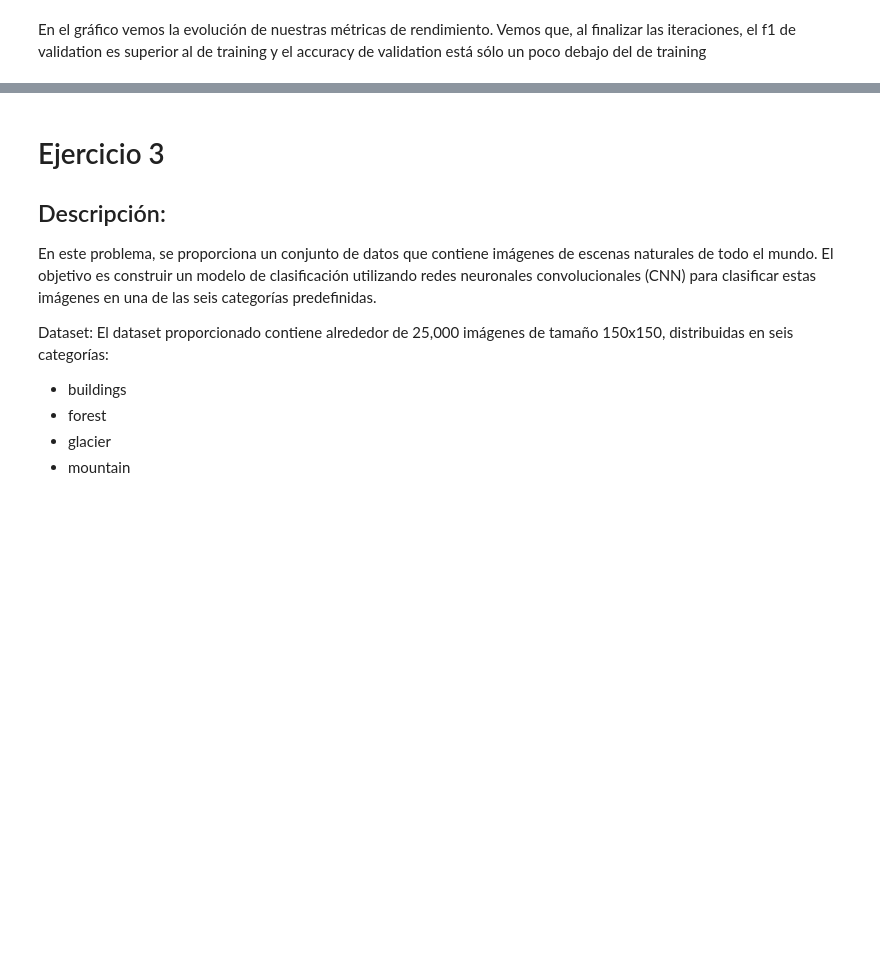
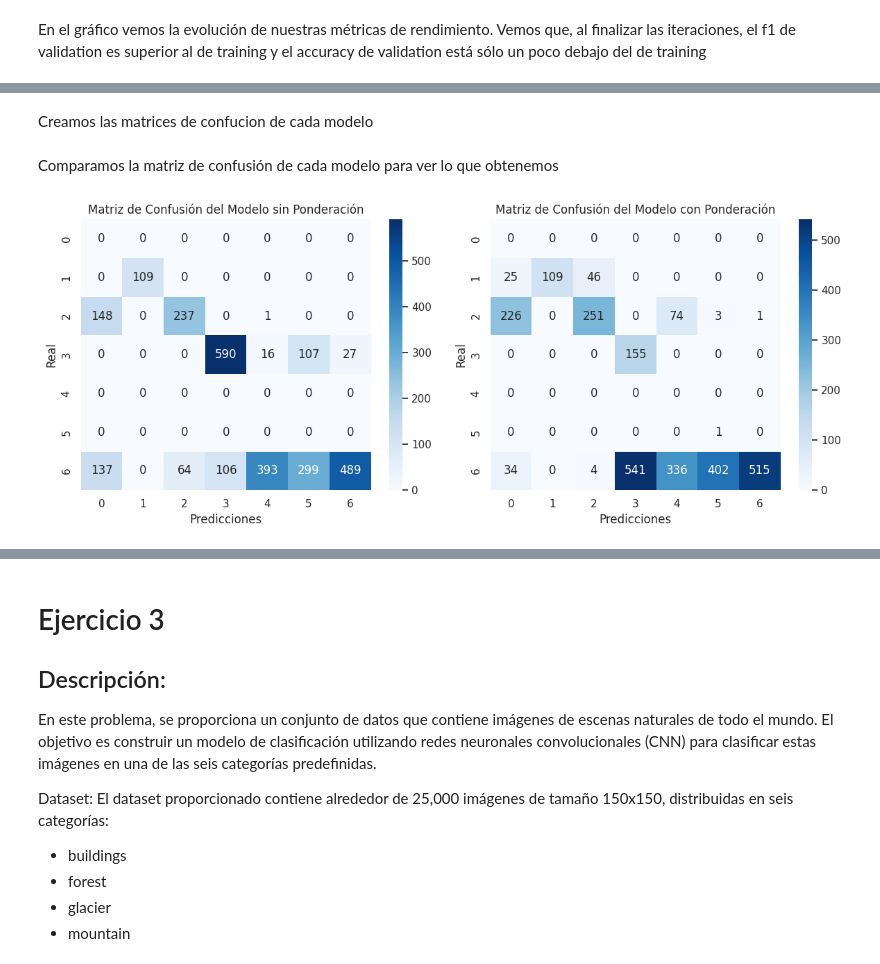
Before and after one commit to Simon890/aa2tp, a Jupyter notebook: Solucion.ipynb, the cells around one changed output, grey strips where cells are left out. Saved outputs shown, nothing was run; the diff lists cells and outputs as text; code cells hidden in the pictures; blank space fills up the shorter version.

```diff
--- a/Solucion.ipynb
+++ b/Solucion.ipynb
@@ -631,0 +813,8 @@ En el gráfico vemos la evolución de nuestras métricas de rendimiento. Vemos q
+# %%
+model_without_weight = Sequential()
+model_without_weight.add(Input(shape=(len(X_train.columns), )))
+model_without_weight.add(Dense(units=883, activation="relu"))
+model_without_weight.add(Dense(num_clases, activation="softmax"))
+model_without_weight.compile(optimizer="adam", loss=keras.losses.categorical_crossentropy, metrics=[keras.metrics.Accuracy(name="acc"), keras.metrics.F1Score(name="f1")])
+model_without_weight_history = model_without_weight.fit(X_train, y_train, validation_data=(X_valid, y_valid), epochs=15, batch_size=32)
+score_model_without_weight = model_without_weight.evaluate(X_test, y_test, verbose=0)
@@ -631,0 +867,12 @@ En el gráfico vemos la evolución de nuestras métricas de rendimiento. Vemos q
+# %%
+# Predicciones del modelo sin ponderación
+predicciones_model_without_weight = model_without_weight.predict(X_test)
+y_pred_without_weight = predicciones_model_without_weight.argmax(axis=1)
+
+
+# Predicciones del modelo con ponderación
+predicciones_model = model.predict(X_test)
+y_pred = predicciones_model.argmax(axis=1)
+
+
+y_test_labels = y_test.argmax(axis=1)
@@ -632,3 +882,34 @@ En el gráfico vemos la evolución de nuestras métricas de rendimiento. Vemos q
+# %% [markdown]
+Creamos las matrices de confucion de cada modelo
+# %%
+# Matriz de confusión para el modelo sin ponderación
+matriz_confusion_without_weight = confusion_matrix(y_test_labels, y_pred_without_weight)
+
+# Matriz de confusión para el modelo con ponderación
+matriz_confusion = confusion_matrix(y_test_labels, y_pred)
+# %% [markdown]
+Comparamos la matriz de confusión de cada modelo para ver lo que obtenemos
+# %%
+# Visualización de la matriz de confusión del modelo sin ponderación
+plt.figure(figsize=(12, 5))
+
+plt.subplot(1, 2, 1)
+sbn.heatmap(matriz_confusion_without_weight.T, annot=True, fmt='d', cmap="Blues")
+plt.title('Matriz de Confusión del Modelo sin Ponderación')
+plt.xlabel('Predicciones')
+plt.ylabel('Real')
+
+# Visualización de la matriz de confusión del modelo con ponderación
+plt.subplot(1, 2, 2)
+sbn.heatmap(matriz_confusion.T, annot=True, fmt='d', cmap="Blues")
+plt.title('Matriz de Confusión del Modelo con Ponderación')
+plt.xlabel('Predicciones')
+plt.ylabel('Real')
+
+plt.tight_layout()
+plt.show()
+# %% [output]
+[figure, added]
 # %% [markdown]
 ### Conclusión
 Este trabajo práctico ha demostrado la eficacia del uso de redes neuronales para clasificar diferentes variedades de frijoles secos basándose en características morfológicas. Al agregar nuevas características calculadas como el índice de aspecto y la redondez al conjunto de datos, hemos mejorado la capacidad predictiva del modelo de clasificación. Estas nuevas características proporcionan una mayor comprensión de la forma y estructura de los granos de frijol, lo que contribuye a una clasificación más precisa. El modelo entrenado ha demostrado ser capaz de distinguir con una precisión aceptable entre siete variedades de frijoles secos, lo que sugiere su potencial aplicación en la industria agrícola para la clasificación automatizada de cosechas. El principal problema que encontramos en este dataset es que se encontraba desbalanceado, sin embargo, pudimos solucionarlo realizando dos métricas diferentes: Accuracy y F1-Score.
```
Also changed, not shown: parts of 45 cells of this notebook.
